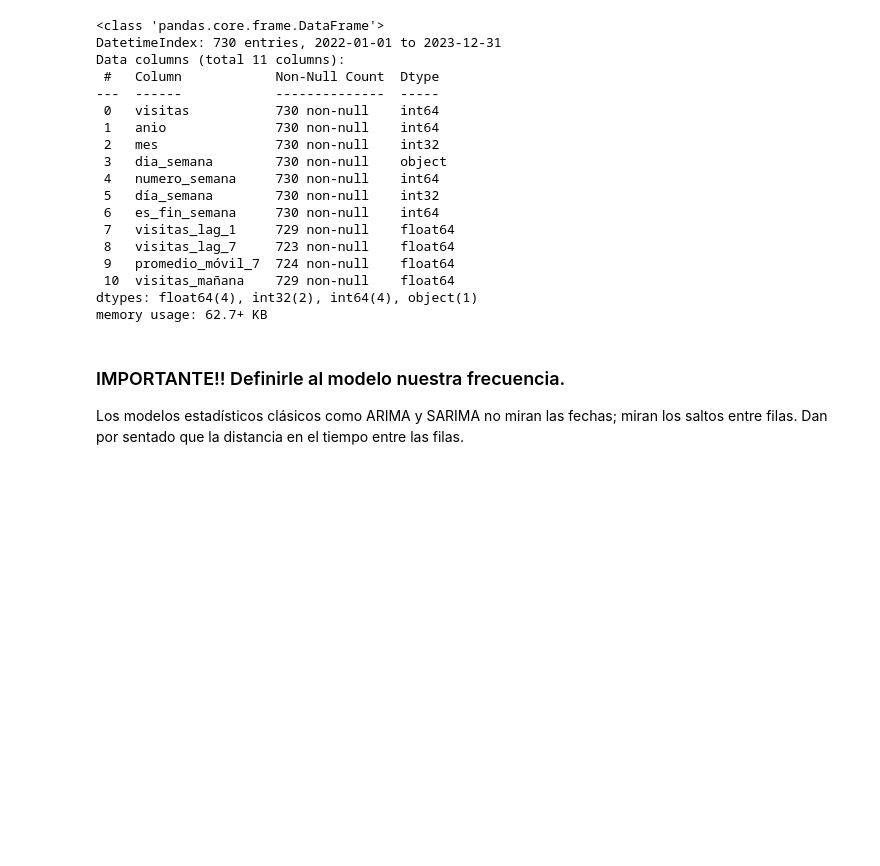
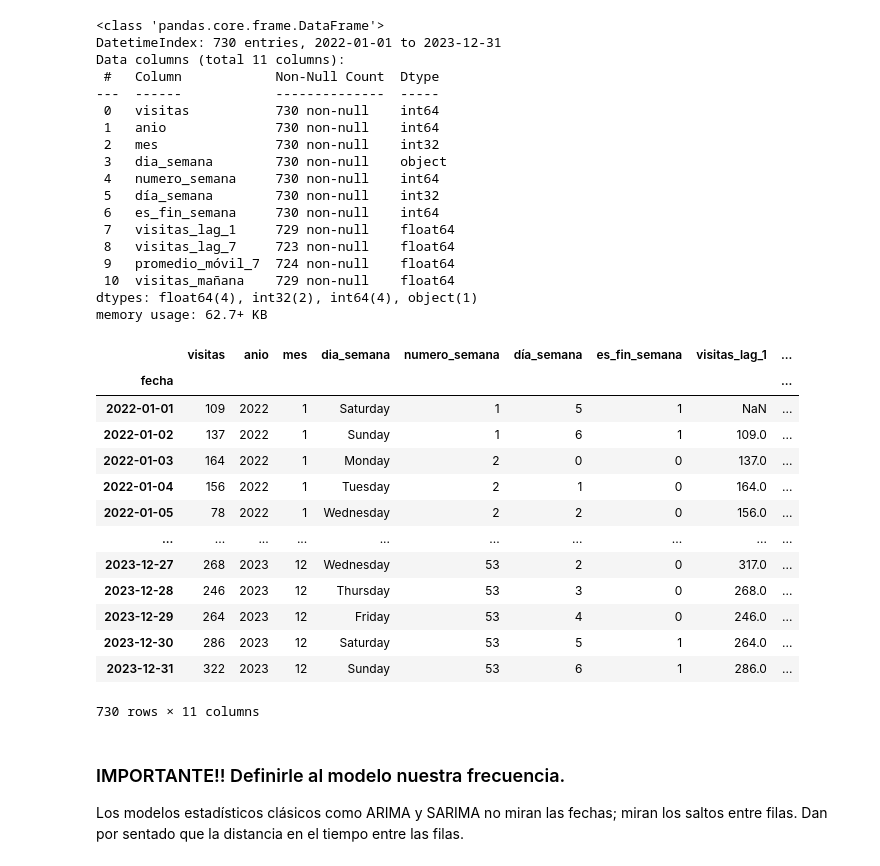
Before and after one commit to diego-dng/0426_DS_VITORIA-GASTEIZ, a Jupyter notebook: 3-Machine_Learning/1-Supervisado/5-Series_temporales/Series_Temporales_Modelos_2.ipynb, the cells around one changed output. Cells and saved outputs as stored; diff of their text form; code cells hidden in the pictures; blank space fills up the shorter version.

```diff
--- a/3-Machine_Learning/1-Supervisado/5-Series_temporales/Series_Temporales_Modelos_2.ipynb
+++ b/3-Machine_Learning/1-Supervisado/5-Series_temporales/Series_Temporales_Modelos_2.ipynb
@@ -62,6 +62,23 @@ Data columns (total 11 columns):
  10  visitas_mañana    729 non-null    float64
 dtypes: float64(4), int32(2), int64(4), object(1)
 memory usage: 62.7+ KB
+# %%
+df_modelo
+# %% [output]
+|  | visitas | anio | mes | dia_semana | numero_semana | día_semana | es_fin_semana | visitas_lag_1 | ... |
+| fecha |  |  |  |  |  |  |  |  | ... |
+| 2022-01-01 | 109 | 2022 | 1 | Saturday | 1 | 5 | 1 | NaN | ... |
+| 2022-01-02 | 137 | 2022 | 1 | Sunday | 1 | 6 | 1 | 109.0 | ... |
+| 2022-01-03 | 164 | 2022 | 1 | Monday | 2 | 0 | 0 | 137.0 | ... |
+| 2022-01-04 | 156 | 2022 | 1 | Tuesday | 2 | 1 | 0 | 164.0 | ... |
+| 2022-01-05 | 78 | 2022 | 1 | Wednesday | 2 | 2 | 0 | 156.0 | ... |
+| ... | ... | ... | ... | ... | ... | ... | ... | ... | ... |
+| 2023-12-27 | 268 | 2023 | 12 | Wednesday | 53 | 2 | 0 | 317.0 | ... |
+| 2023-12-28 | 246 | 2023 | 12 | Thursday | 53 | 3 | 0 | 268.0 | ... |
+| 2023-12-29 | 264 | 2023 | 12 | Friday | 53 | 4 | 0 | 246.0 | ... |
+| 2023-12-30 | 286 | 2023 | 12 | Saturday | 53 | 5 | 1 | 264.0 | ... |
+| 2023-12-31 | 322 | 2023 | 12 | Sunday | 53 | 6 | 1 | 286.0 | ... |
+730 rows × 11 columns
 # %% [markdown]
 ### IMPORTANTE!! Definirle al modelo nuestra frecuencia.
 
```
Also changed, not shown: parts of 9 cells of this notebook, 8 other files.
